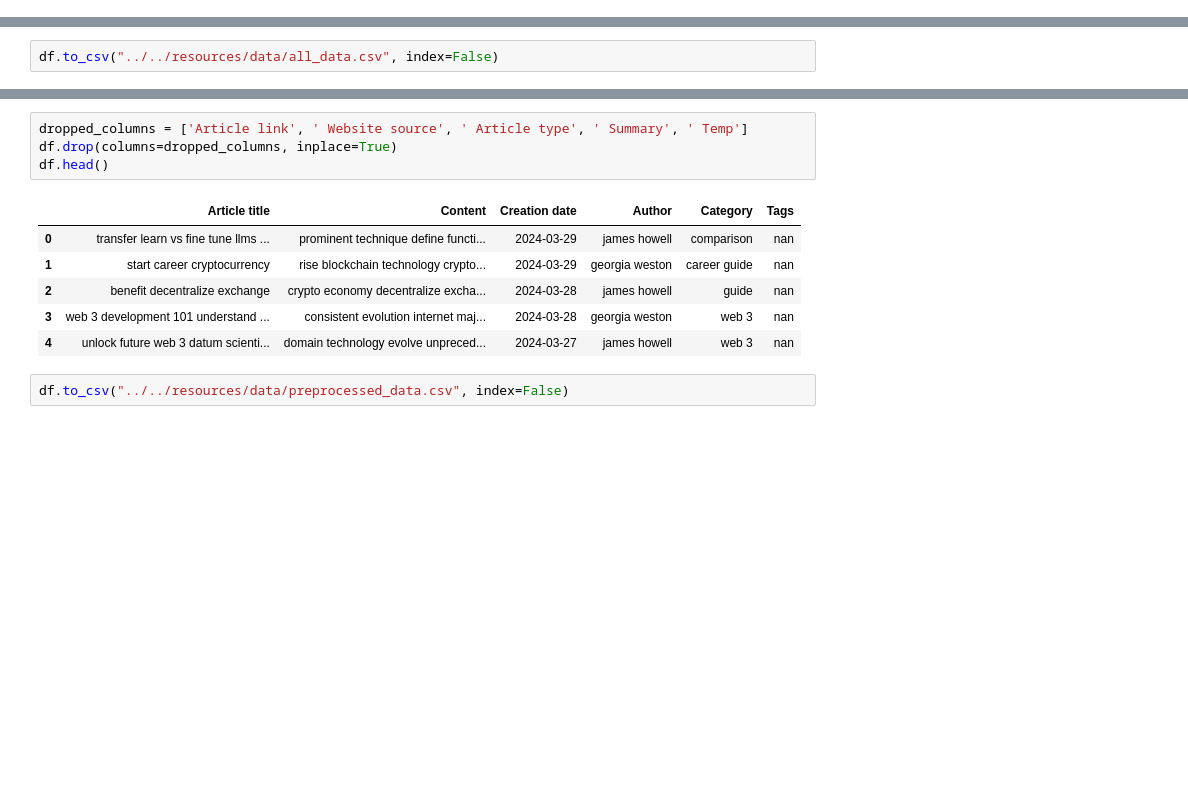
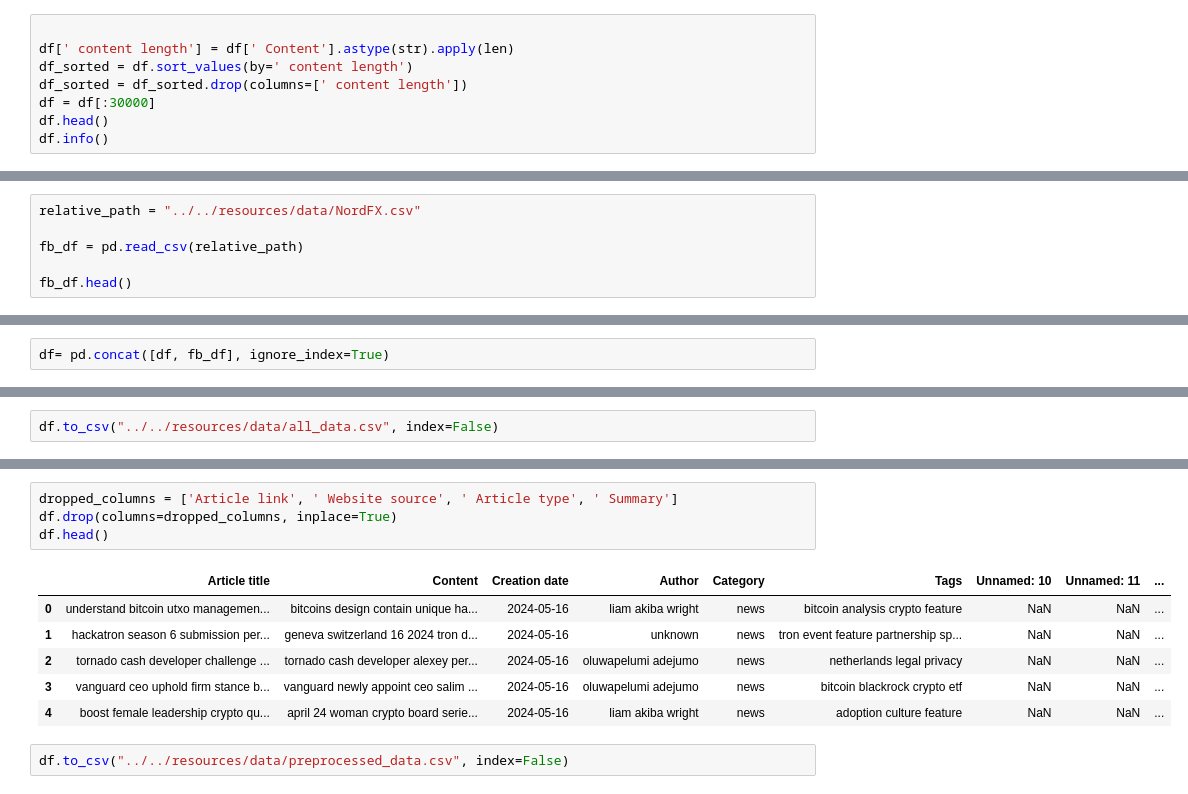
Before and after one commit to hnguyen04/OOP-Project, a Jupyter notebook: src/main/python/search_engine/preprocess_data.ipynb, the cells around one changed output, grey strips where cells are left out. Cells and saved outputs as stored; diff of their text form; blank space fills up the shorter version.

Commit message:
retrain models with new data

```diff
--- a/src/main/python/search_engine/preprocess_data.ipynb
+++ b/src/main/python/search_engine/preprocess_data.ipynb
@@ -25,0 +26,8 @@ df.head()
+# %%
+
+df[' content length'] = df[' Content'].astype(str).apply(len)
+df_sorted = df.sort_values(by=' content length')
+df_sorted = df_sorted.drop(columns=[' content length'])
+df = df[:30000]
+df.head()
+df.info()
@@ -25,0 +55,6 @@ df.head()
+# %%
+relative_path = "../../resources/data/NordFX.csv"
+
+fb_df = pd.read_csv(relative_path)
+
+fb_df.head()
@@ -26,3 +68,5 @@ df.head()
+# %%
+df= pd.concat([df, fb_df], ignore_index=True)
 # %%
 df.info()
 # %% [output]
@@ -83,13 +129,13 @@ df.head(10)
 # %%
-dropped_columns = ['Article link', ' Website source', ' Article type', ' Summary', ' Temp']
+dropped_columns = ['Article link', ' Website source', ' Article type', ' Summary']
 df.drop(columns=dropped_columns, inplace=True)
 df.head()
 # %% [output]
-|  | Article title | Content | Creation date | Author | Category | Tags |
-| 0 | transfer learn vs fine tune llms ... | prominent technique define functi... | 2024-03-29 | james howell | comparison | nan |
-| 1 | start career cryptocurrency | rise blockchain technology crypto... | 2024-03-29 | georgia weston | career guide | nan |
-| 2 | benefit decentralize exchange | crypto economy decentralize excha... | 2024-03-28 | james howell | guide | nan |
-| 3 | web 3 development 101 understand ... | consistent evolution internet maj... | 2024-03-28 | georgia weston | web 3 | nan |
-| 4 | unlock future web 3 datum scienti... | domain technology evolve unpreced... | 2024-03-27 | james howell | web 3 | nan |
+|  | Article title | Content | Creation date | Author | Category | Tags | Unnamed: 10 | Unnamed: 11 | ... |
+| 0 | understand bitcoin utxo managemen... | bitcoins design contain unique ha... | 2024-05-16 | liam akiba wright | news | bitcoin analysis crypto feature | NaN | NaN | ... |
+| 1 | hackatron season 6 submission per... | geneva switzerland 16 2024 tron d... | 2024-05-16 | unknown | news | tron event feature partnership sp... | NaN | NaN | ... |
+| 2 | tornado cash developer challenge ... | tornado cash developer alexey per... | 2024-05-16 | oluwapelumi adejumo | news | netherlands legal privacy | NaN | NaN | ... |
+| 3 | vanguard ceo uphold firm stance b... | vanguard newly appoint ceo salim ... | 2024-05-16 | oluwapelumi adejumo | news | bitcoin blackrock crypto etf | NaN | NaN | ... |
+| 4 | boost female leadership crypto qu... | april 24 woman crypto board serie... | 2024-05-16 | liam akiba wright | news | adoption culture feature | NaN | NaN | ... |
 # %%
 df.to_csv("../../resources/data/preprocessed_data.csv", index=False)
```
Also changed, not shown: parts of 6 cells of this notebook, 7 other files.
